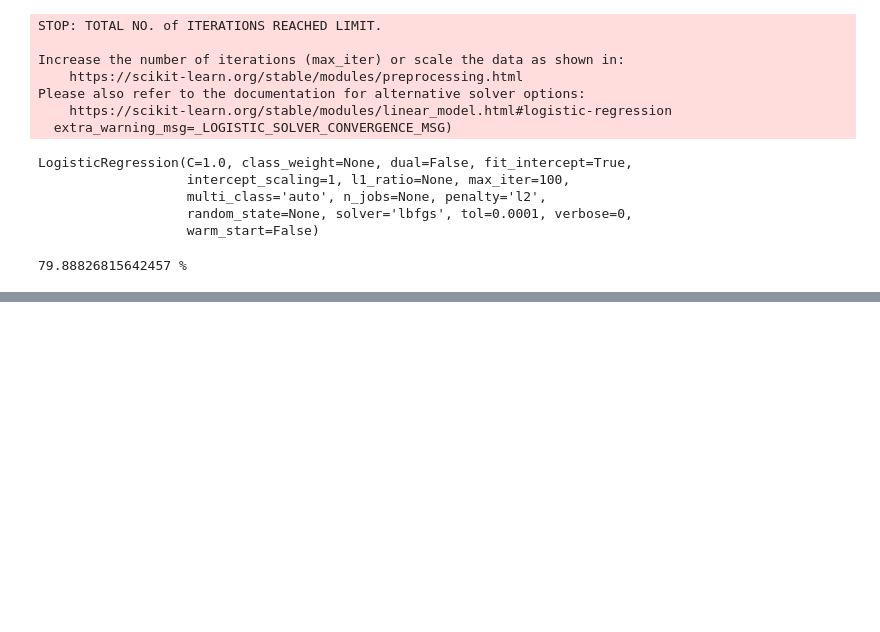
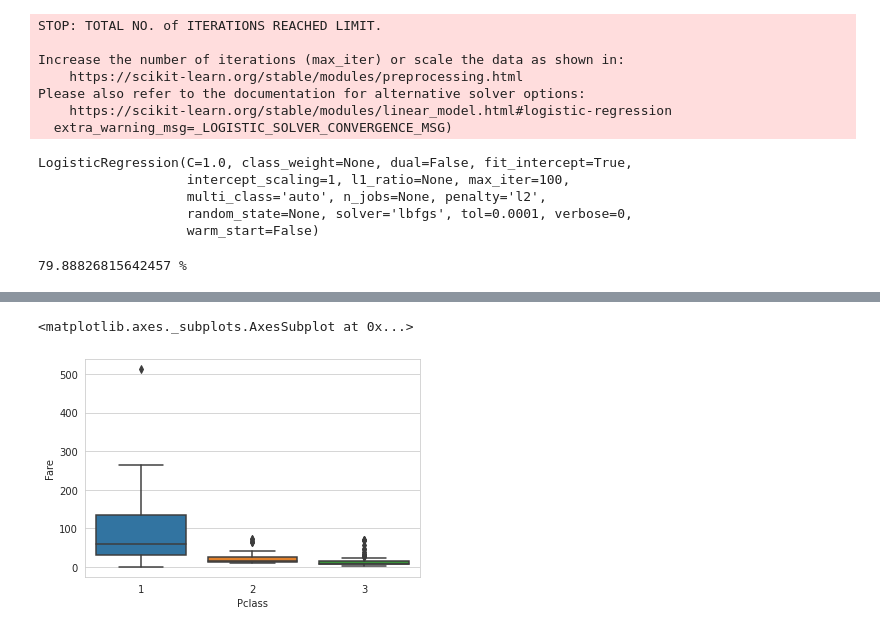
Before and after one commit to tikoosaksham/data_analysis, a Jupyter notebook: TITANIC.ipynb, the cells around one changed output, grey strips where cells are left out. Saved outputs shown, nothing was run; the diff lists cells and outputs as text; code cells hidden in the pictures; blank space fills up the shorter version.

```diff
--- a/TITANIC.ipynb
+++ b/TITANIC.ipynb
@@ -175,0 +199,5 @@ print (perc , "%")
+# %%
+sns.boxplot ("Pclass" , "Fare" , data = test)
+# %% [output]
+<matplotlib.axes._subplots.AxesSubplot at 0x...>
+[figure, added]
```
Also changed, not shown: parts of 20 cells of this notebook.
